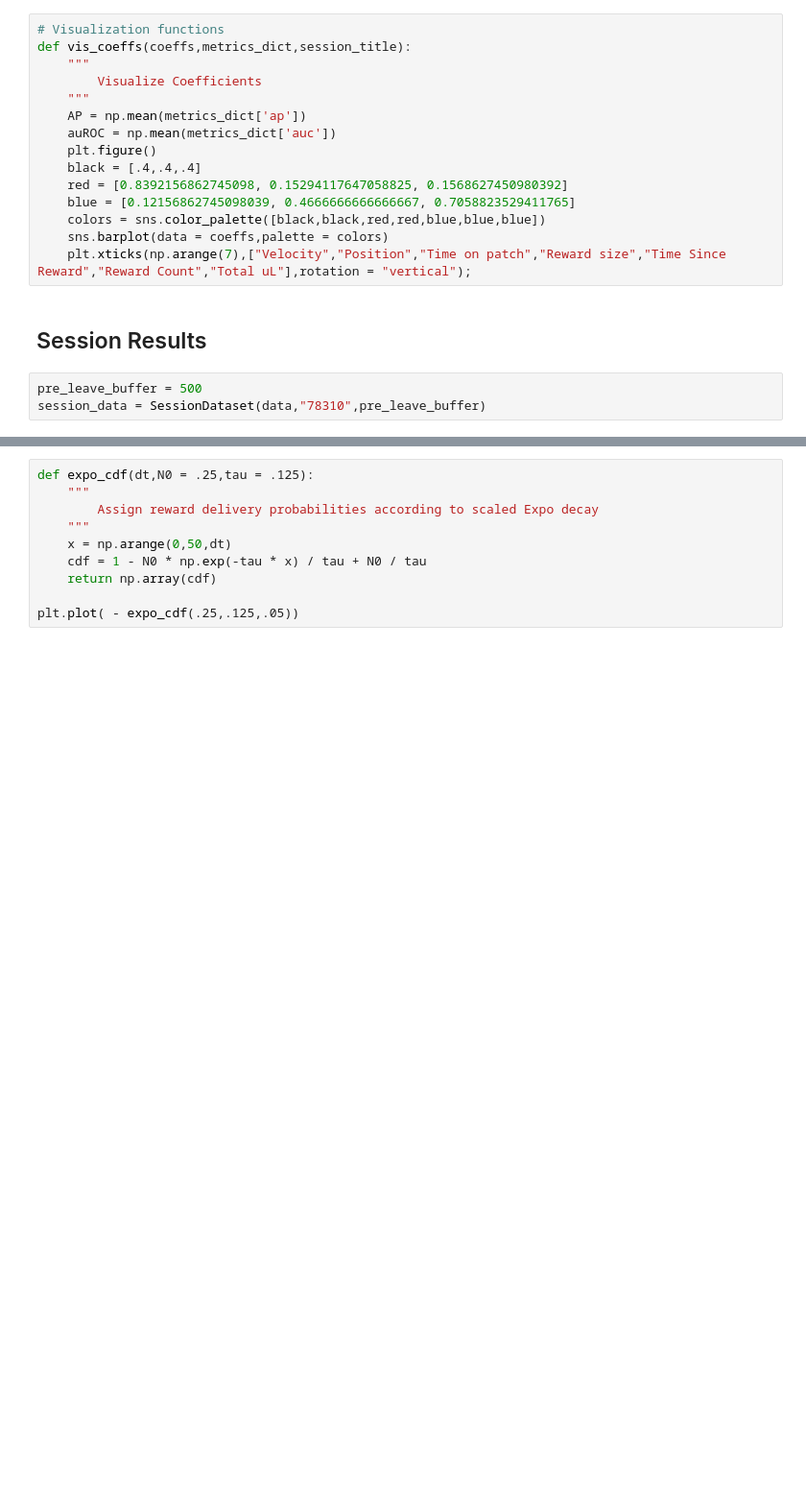
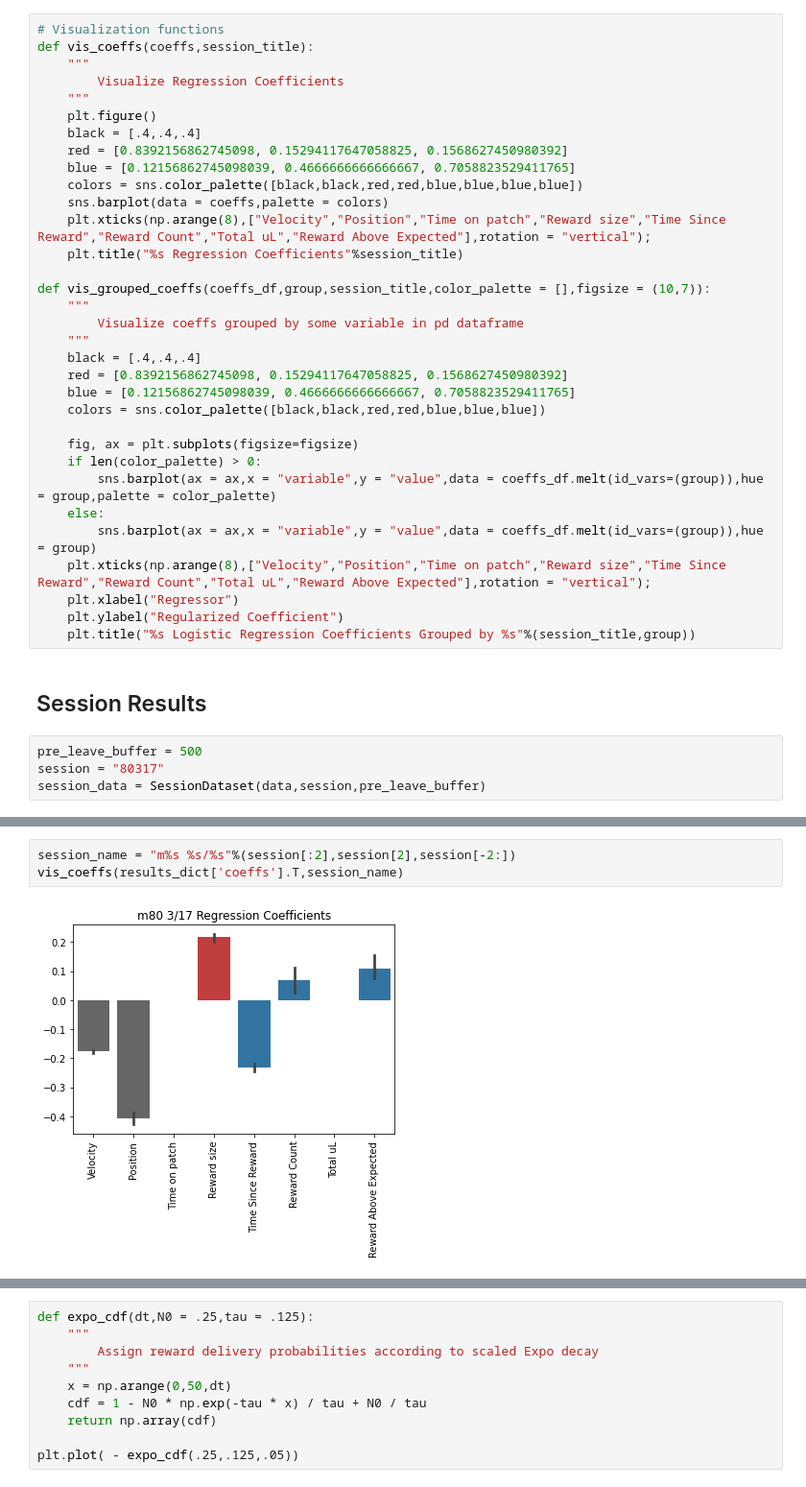
Before and after one commit to mgcampb/patch_foraging_neuropix, a Jupyter notebook: josh/behavior/goodBehaviorLinReg.ipynb, the cells around one changed output, grey strips where cells are left out. Shown: that part at 96% size. Saved outputs shown, nothing was run; the diff lists cells and outputs as text; blank space fills up the shorter version.

```diff
--- a/josh/behavior/goodBehaviorLinReg.ipynb
+++ b/josh/behavior/goodBehaviorLinReg.ipynb
@@ -396,24 +428,43 @@ def optimize_elasticNet_params(session_data):
     return alpha,l1_ratio
 # %%
 # Visualization functions
-def vis_coeffs(coeffs,metrics_dict,session_title):
+def vis_coeffs(coeffs,session_title):
     """
-        Visualize Coefficients
+        Visualize Regression Coefficients
     """
-    AP = np.mean(metrics_dict['ap'])
-    auROC = np.mean(metrics_dict['auc'])
     plt.figure()
     black = [.4,.4,.4]
     red = [0.8392156862745098, 0.15294117647058825, 0.1568627450980392]
     blue = [0.12156862745098039, 0.4666666666666667, 0.7058823529411765]
+    colors = sns.color_palette([black,black,red,red,blue,blue,blue,blue])
+    sns.barplot(data = coeffs,palette = colors)
+    plt.xticks(np.arange(8),["Velocity","Position","Time on patch","Reward size","Time Since Reward","Reward Count","Total uL","Reward Above Expected"],rotation = "vertical");
+    plt.title("%s Regression Coefficients"%session_title)
+
+def vis_grouped_coeffs(coeffs_df,group,session_title,color_palette = [],figsize = (10,7)):
+    """
+        Visualize coeffs grouped by some variable in pd dataframe
+    """
+    black = [.4,.4,.4]
+    red = [0.8392156862745098, 0.15294117647058825, 0.1568627450980392]
+    blue = [0.12156862745098039, 0.4666666666666667, 0.7058823529411765]
     colors = sns.color_palette([black,black,red,red,blue,blue,blue])
-    sns.barplot(data = coeffs,palette = colors)
-    plt.xticks(np.arange(7),["Velocity","Position","Time on patch","Reward size","Time Since Reward","Reward Count","Total uL"],rotation = "vertical");
+
+    fig, ax = plt.subplots(figsize=figsize)
+    if len(color_palette) > 0:
+        sns.barplot(ax = ax,x = "variable",y = "value",data = coeffs_df.melt(id_vars=(group)),hue = group,palette = color_palette)
+    else:
+        sns.barplot(ax = ax,x = "variable",y = "value",data = coeffs_df.melt(id_vars=(group)),hue = group)
+    plt.xticks(np.arange(8),["Velocity","Position","Time on patch","Reward size","Time Since Reward","Reward Count","Total uL","Reward Above Expected"],rotation = "vertical");
+    plt.xlabel("Regressor")
+    plt.ylabel("Regularized Coefficient")
+    plt.title("%s Logistic Regression Coefficients Grouped by %s"%(session_title,group))
 # %% [markdown]
 ## Session Results
 # %%
 pre_leave_buffer = 500
-session_data = SessionDataset(data,"78310",pre_leave_buffer)
+session = "80317"
+session_data = SessionDataset(data,session,pre_leave_buffer)
 # %%
 elasticnet = ElasticNet(alpha = session_data.alpha_optimized,l1_ratio = session_data.l1_ratio_optimized)
 linreg = LinearRegression()
@@ -436,0 +495,5 @@ array([0.51643061, 0.54483701, 0.6434332 , 0.51403947, 0.48910329])
+# %%
+session_name = "m%s %s/%s"%(session[:2],session[2],session[-2:])
+vis_coeffs(results_dict['coeffs'].T,session_name)
+# %% [output]
+[figure, added]
```
Also changed, not shown: parts of 8 cells of this notebook, 5 other files.
